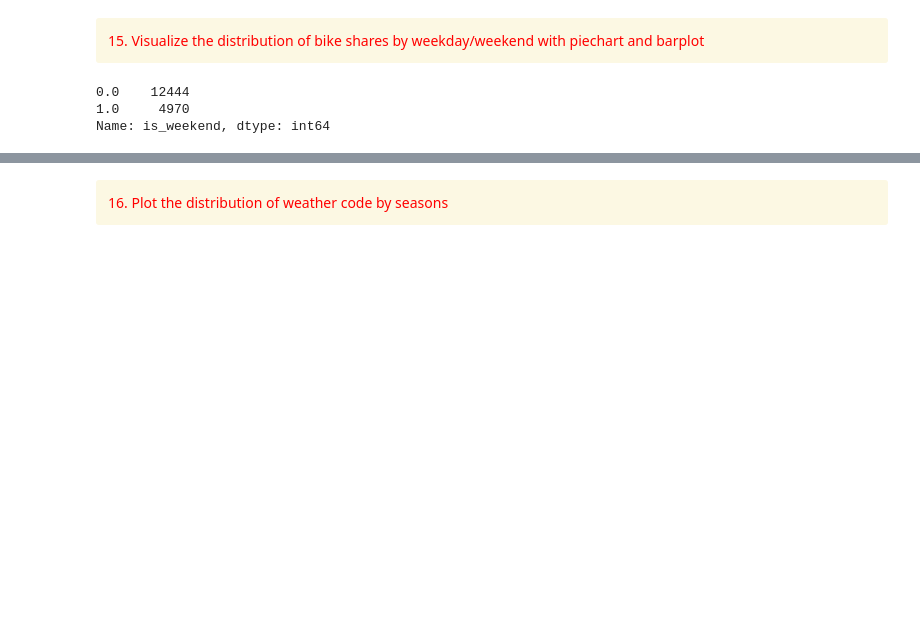
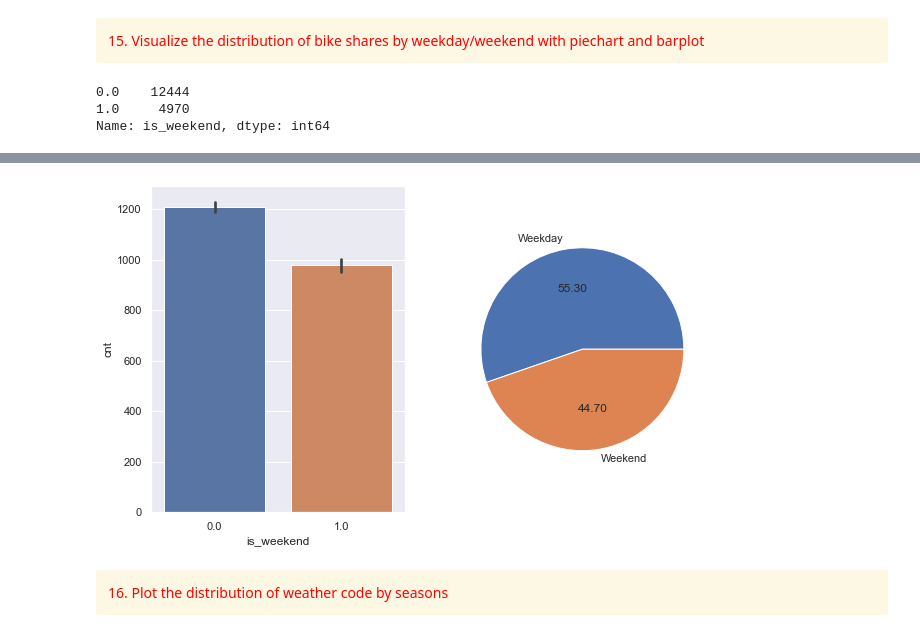
Before and after one commit to veyselaytekin1/EDA_DONE, a Jupyter notebook: DataVisualize_Project/DataVisualization with Python_Capstaone Project - Student.ipynb, the cells around one changed output, grey strips where cells are left out. Cells and saved outputs as stored; diff of their text form; code cells hidden in the pictures; blank space fills up the shorter version.

```diff
--- a/DataVisualize_Project/DataVisualization with Python_Capstaone Project - Student.ipynb
+++ b/DataVisualize_Project/DataVisualization with Python_Capstaone Project - Student.ipynb
@@ -604,3 +620,10 @@ ValueError: 'label' must be of length 'x'
+# %%
+fig, ax = plt.subplots(1,2, figsize = (10,6))
+
+sns.barplot(x = df["is_weekend"] , y = df["cnt"] , ax = ax[0]);
+plt.pie(x = df.groupby("is_weekend").cnt.mean(), labels = ["Weekday" , "Weekend"] , autopct= '%.2f');
+# %% [output]
+[figure, added]
 # %% [markdown]
 <div class="alert alert-warning alert-info">
 <span style=" color:red">16. Plot the distribution of weather code by seasons
```
Also changed, not shown: parts of 4 cells of this notebook.
